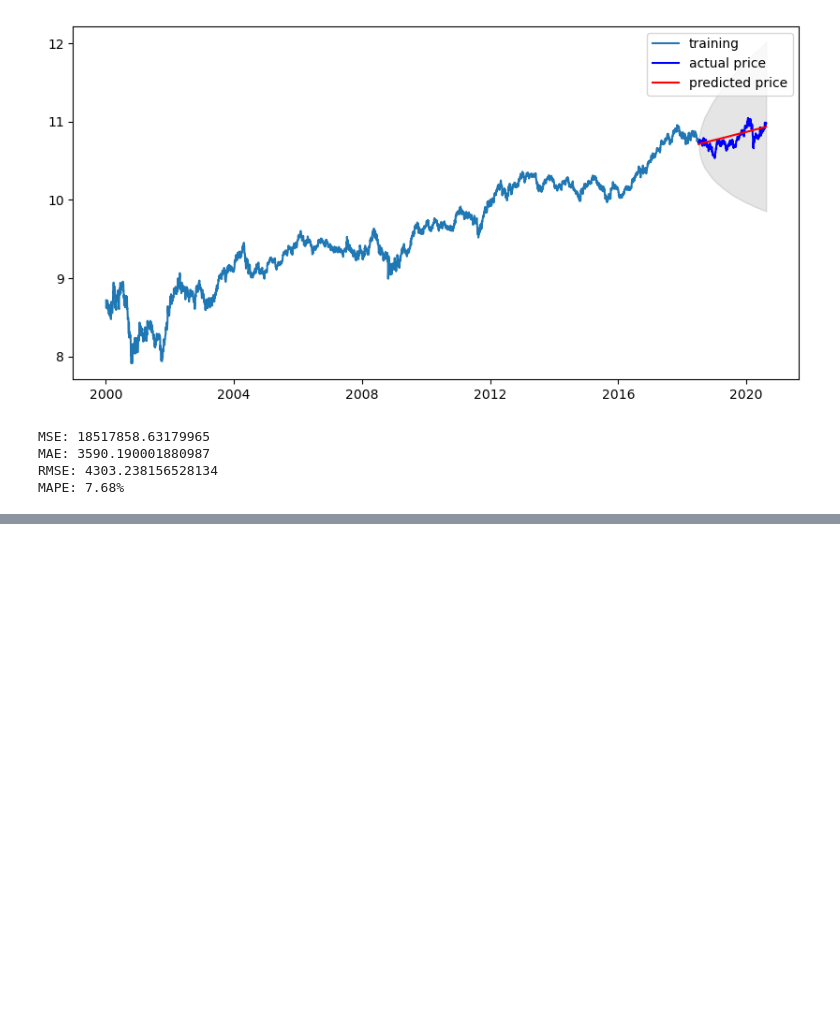
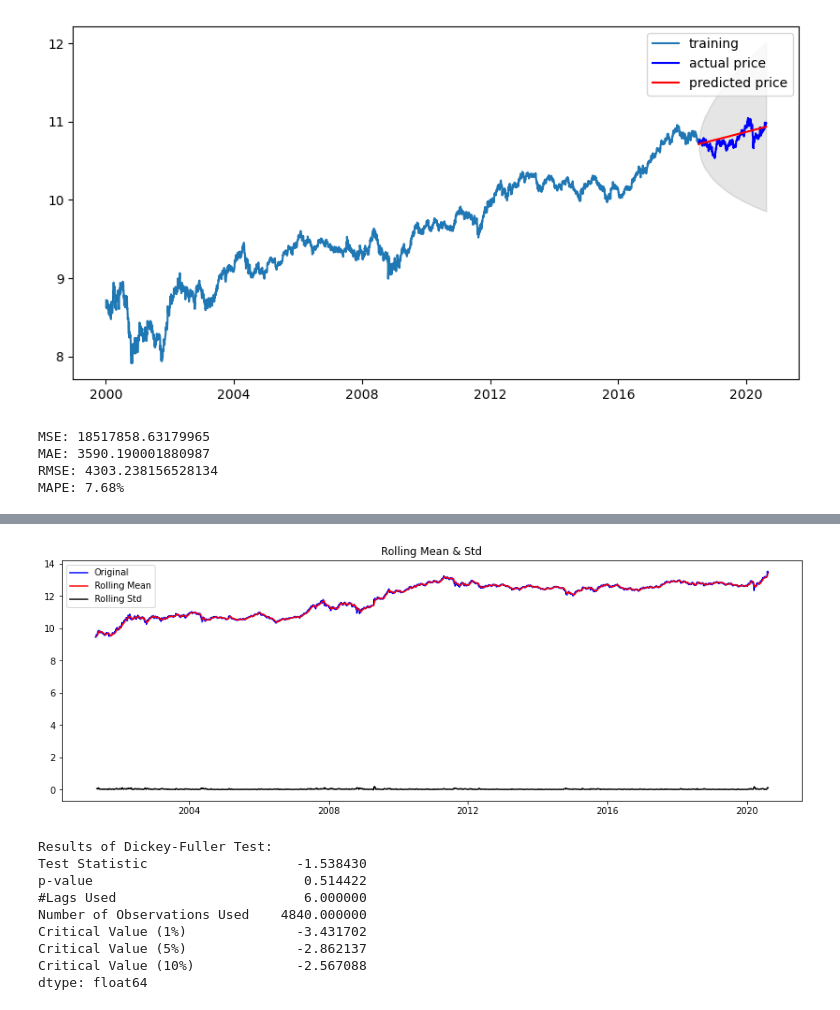
Before and after one commit to nr-ai/Aiffel_Exploration, a Jupyter notebook: StockForecast.ipynb, the cells around one changed output, grey strips where cells are left out. Drawn from its saved outputs; the diff is of its cells as text; code cells hidden in the pictures; blank space fills up the shorter version.

```diff
--- a/StockForecast.ipynb
+++ b/StockForecast.ipynb
@@ -307,0 +366,16 @@ MAPE: 7.68%
+# %%
+## ts를 로그변환
+ts_log = np.log(ts)
+plot_rolling_statistics(ts_log)
+augmented_dickey_fuller_test(ts_log)
+# %% [output]
+[figure, added]
+Results of Dickey-Fuller Test:
+Test Statistic                   -1.538430
+p-value                           0.514422
+#Lags Used                        6.000000
+Number of Observations Used    4840.000000
+Critical Value (1%)              -3.431702
+Critical Value (5%)              -2.862137
+Critical Value (10%)             -2.567088
+dtype: float64
```
Also changed, not shown: parts of 43 cells of this notebook.
